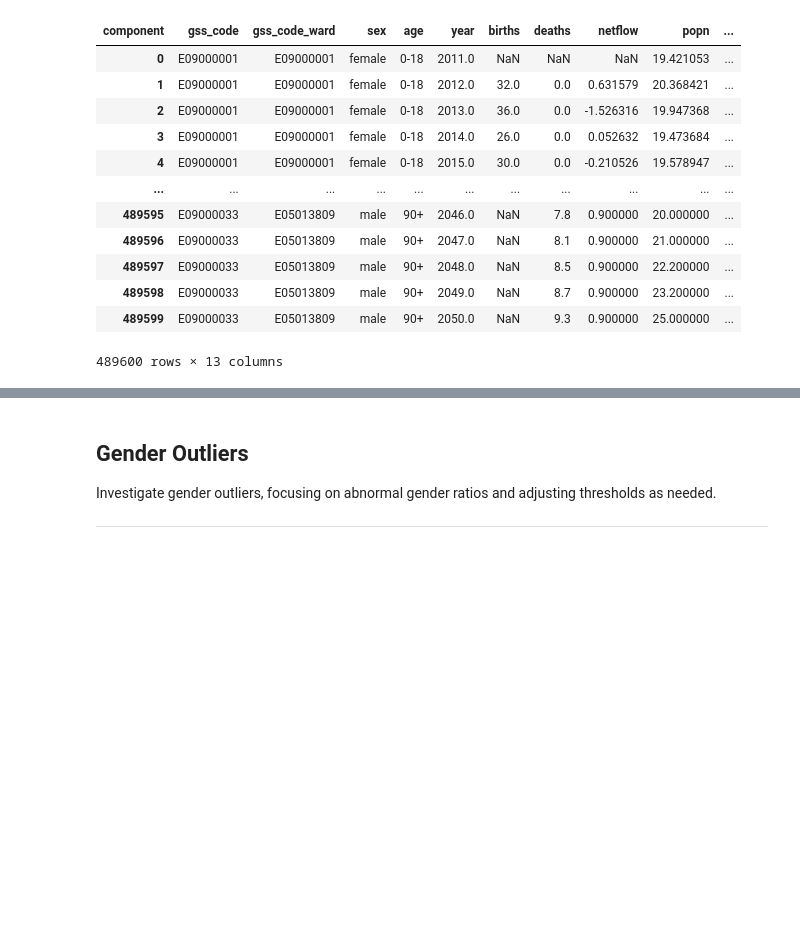
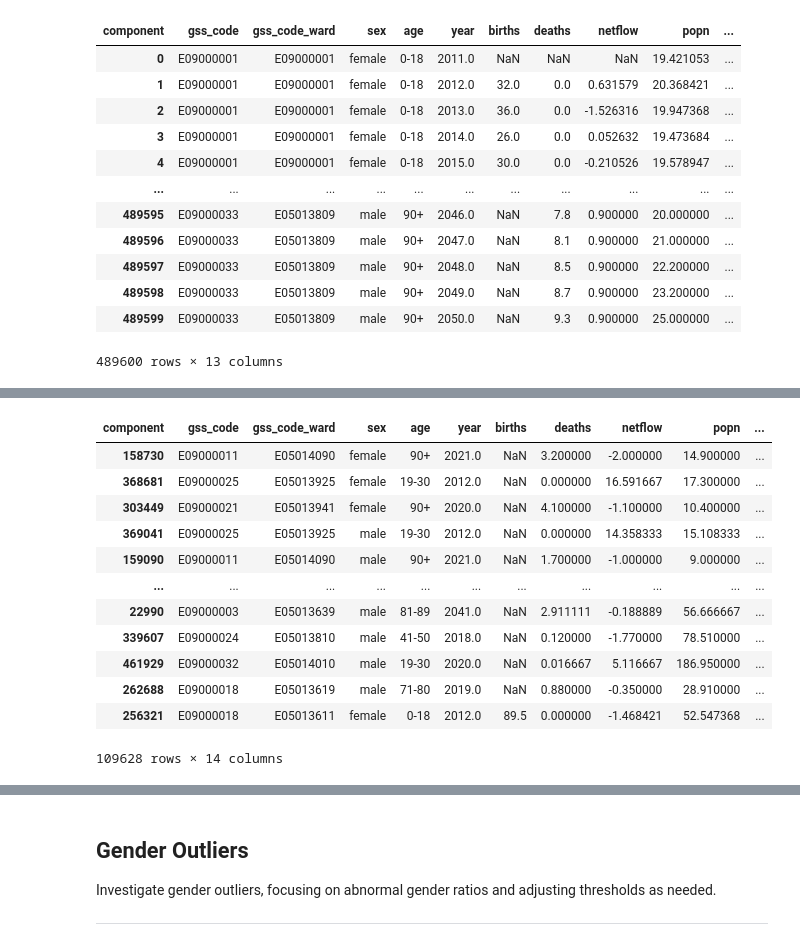
Before and after one commit to SebastianHeslinRees/Projections_QA, a Jupyter notebook: QA_population_projection.ipynb, the cells around one changed output, grey strips where cells are left out. Saved outputs shown, nothing was run; the diff lists cells and outputs as text; code cells hidden in the pictures; blank space fills up the shorter version.

Commit message:
add js buttons and functionality, add total tables and neaten code

```diff
--- a/QA_population_projection.ipynb
+++ b/QA_population_projection.ipynb
@@ -116,8 +116,7 @@ import plotly.express as px
 import plotly.io as pio
 import dash_bootstrap_components as dbc
 # %%
-os.chdir(r'C:\Users\user\Documents\population_data\combined_10yr_central_fert')
-combined_10yr_fert = pd.read_csv('combined_10yr_central_fert.csv').iloc[:, 1:]
+combined_10yr_fert = pd.read_csv(r'C:\Users\user\Documents\population_data\combined_10yr_central_fert\combined_10yr_central_fert.csv').iloc[:, 1:]
 # %%
 combined_10yr_fert
 # %% [output]
@@ -404,7 +403,9 @@ def calculate_zscores_and_find_outliers(df, component_columns, handle_inf=True,
         population_sum_time, population_sum_cross = population_sum.copy(), population_sum.copy()
 
         if population_analysis_type == 'temporal':
-            population_sum_time['popn_pct_change_temporal'] = population_sum_time.groupby(geo_column)['popn'].pct_change() * 100
+            population_sum_time['popn_pct_change_temporal'] = population_sum_time.groupby(geo_column)['popn'].pct_change().abs()
+            population_sum_time = population_sum_time.sort_values(by='popn_pct_change_temporal', ascending=False)
+            print(population_sum_time)
         elif population_analysis_type == 'cross-sectional':
             population_sum_cross['popn_mean'] = population_sum_cross.groupby('year')['popn'].transform('mean')
             population_sum_cross['popn_pct_change_cross'] = ((population_sum_cross['popn'] - population_sum_cross['popn_mean']) /
@@ -1129,5 +1264,21 @@ total_pop_temporal_outliers_ward = calculate_zscores_and_find_outliers(
 # %%
 total_pop_temporal_outliers_ward_df  = total_pop_temporal_outliers_ward['popn_pct_change']
+# %%
+total_pop_temporal_outliers_ward_df
+# %% [output]
+| component | gss_code | gss_code_ward | sex | age | year | births | deaths | netflow | popn | ... |
+| 158730 | E09000011 | E05014090 | female | 90+ | 2021.0 | NaN | 3.200000 | -2.000000 | 14.900000 | ... |
+| 368681 | E09000025 | E05013925 | female | 19-30 | 2012.0 | NaN | 0.000000 | 16.591667 | 17.300000 | ... |
+| 303449 | E09000021 | E05013941 | female | 90+ | 2020.0 | NaN | 4.100000 | -1.100000 | 10.400000 | ... |
+| 369041 | E09000025 | E05013925 | male | 19-30 | 2012.0 | NaN | 0.000000 | 14.358333 | 15.108333 | ... |
+| 159090 | E09000011 | E05014090 | male | 90+ | 2021.0 | NaN | 1.700000 | -1.000000 | 9.000000 | ... |
+| ... | ... | ... | ... | ... | ... | ... | ... | ... | ... | ... |
+| 22990 | E09000003 | E05013639 | male | 81-89 | 2041.0 | NaN | 2.911111 | -0.188889 | 56.666667 | ... |
+| 339607 | E09000024 | E05013810 | male | 41-50 | 2018.0 | NaN | 0.120000 | -1.770000 | 78.510000 | ... |
+| 461929 | E09000032 | E05014010 | male | 19-30 | 2020.0 | NaN | 0.016667 | 5.116667 | 186.950000 | ... |
+| 262688 | E09000018 | E05013619 | male | 71-80 | 2019.0 | NaN | 0.880000 | -0.350000 | 28.910000 | ... |
+| 256321 | E09000018 | E05013611 | female | 0-18 | 2012.0 | 89.5 | 0.000000 | -1.468421 | 52.547368 | ... |
+109628 rows × 14 columns
 # %%
 total_pop_cross_sectional_outliers_ward = calculate_zscores_and_find_outliers(
     combined_10yr_fert_agebins_component_columns,
```
Also changed, not shown: parts of 38 cells of this notebook, 4 other files.
